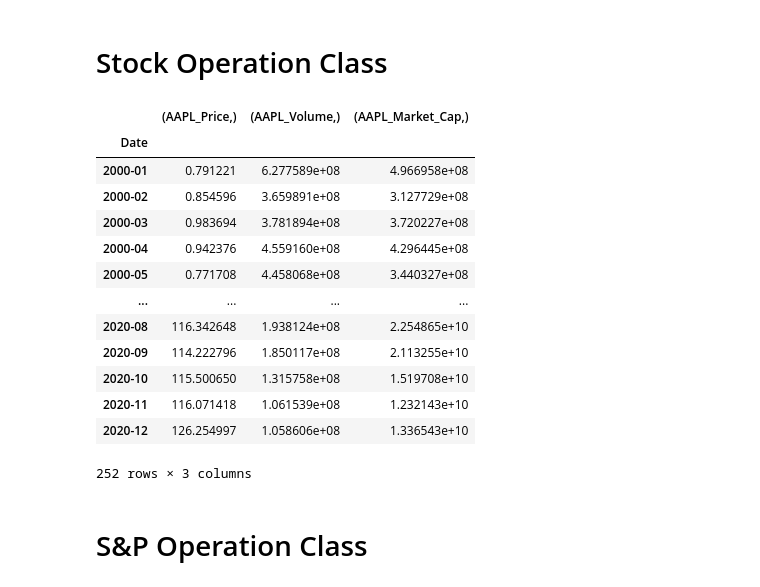
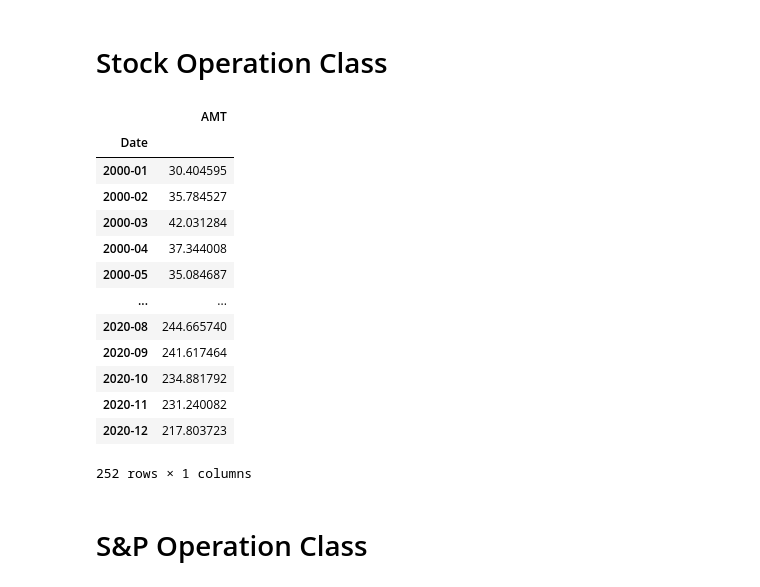
Before and after one commit to josephswlee/Stock-Portfolio, a Jupyter notebook: stock_portfolio_ds2001.ipynb, the cells around one changed output. Saved outputs shown, nothing was run; the diff lists cells and outputs as text; code cells hidden in the pictures.

```diff
--- a/stock_portfolio_ds2001.ipynb
+++ b/stock_portfolio_ds2001.ipynb
@@ -147,24 +147,30 @@ class Stock:
         market_cap.columns = ([self.ticker + '_' + 'Price'] , [self.ticker + '_' + 'Volume'] , [self.ticker + '_' + 'Market_Cap'])
         return market_cap
 # %%
-aapl = Stock('AAPL')
+AMT = Stock('AMT')
 # %%
-aapl.market_cap()
+a = AMT.monthly_avg()
-# %% [output]
-|  | (AAPL_Price,) | (AAPL_Volume,) | (AAPL_Market_Cap,) |
-| Date |  |  |  |
-| 2000-01 | 0.791221 | 6.277589e+08 | 4.966958e+08 |
-| 2000-02 | 0.854596 | 3.659891e+08 | 3.127729e+08 |
-| 2000-03 | 0.983694 | 3.781894e+08 | 3.720227e+08 |
-| 2000-04 | 0.942376 | 4.559160e+08 | 4.296445e+08 |
-| 2000-05 | 0.771708 | 4.458068e+08 | 3.440327e+08 |
-| ... | ... | ... | ... |
-| 2020-08 | 116.342648 | 1.938124e+08 | 2.254865e+10 |
-| 2020-09 | 114.222796 | 1.850117e+08 | 2.113255e+10 |
-| 2020-10 | 115.500650 | 1.315758e+08 | 1.519708e+10 |
-| 2020-11 | 116.071418 | 1.061539e+08 | 1.232143e+10 |
-| 2020-12 | 126.254997 | 1.058606e+08 | 1.336543e+10 |
-252 rows × 3 columns
+# %%
+a = pd.DataFrame(a)
+# %%
+a.columns=(['AMT'])
+# %%
+a
+# %% [output]
+|  | AMT |
+| Date |  |
+| 2000-01 | 30.404595 |
+| 2000-02 | 35.784527 |
+| 2000-03 | 42.031284 |
+| 2000-04 | 37.344008 |
+| 2000-05 | 35.084687 |
+| ... | ... |
+| 2020-08 | 244.665740 |
+| 2020-09 | 241.617464 |
+| 2020-10 | 234.881792 |
+| 2020-11 | 231.240082 |
+| 2020-12 | 217.803723 |
+252 rows × 1 columns
 # %% [markdown]
 # S&P Operation Class
 # %%
```
Also changed, not shown: parts of 9 cells of this notebook.
